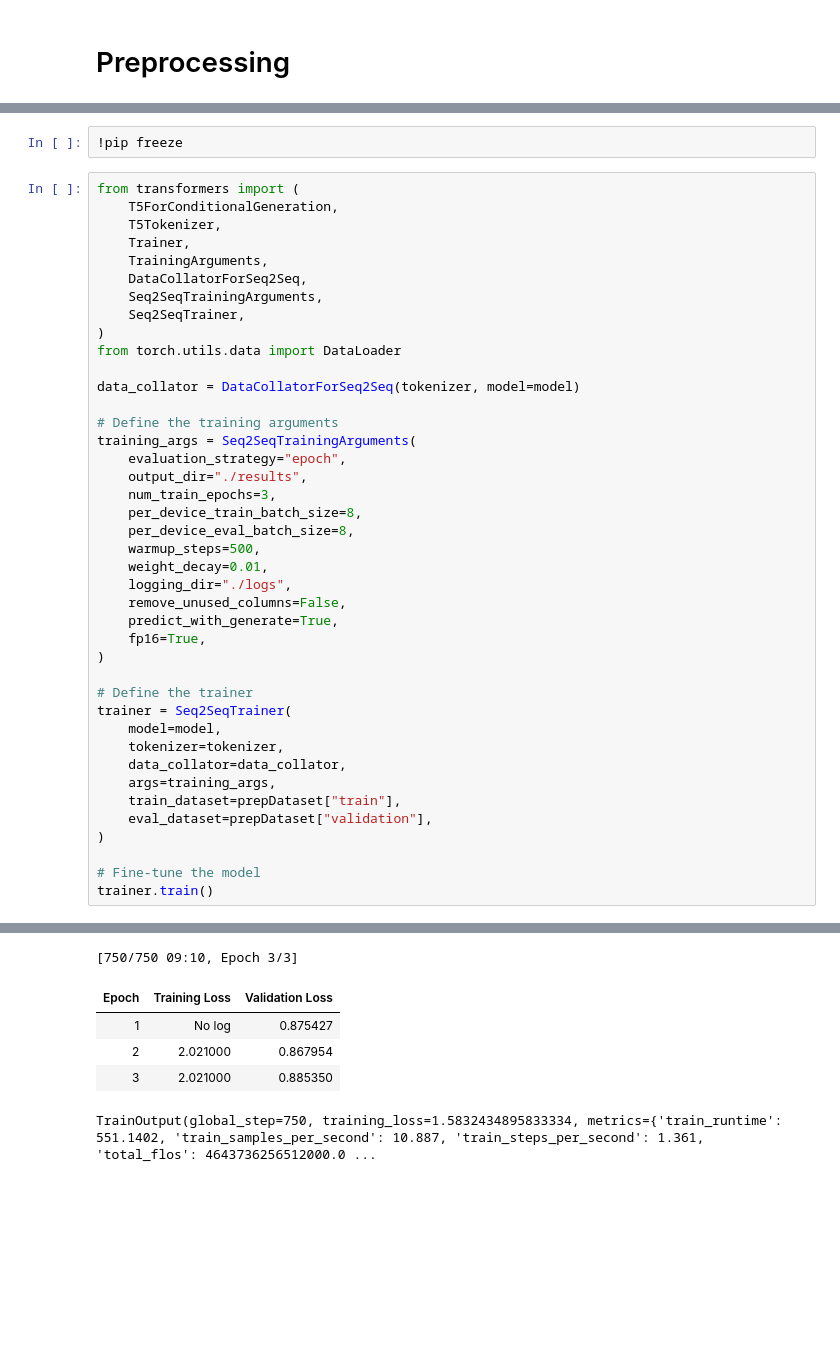
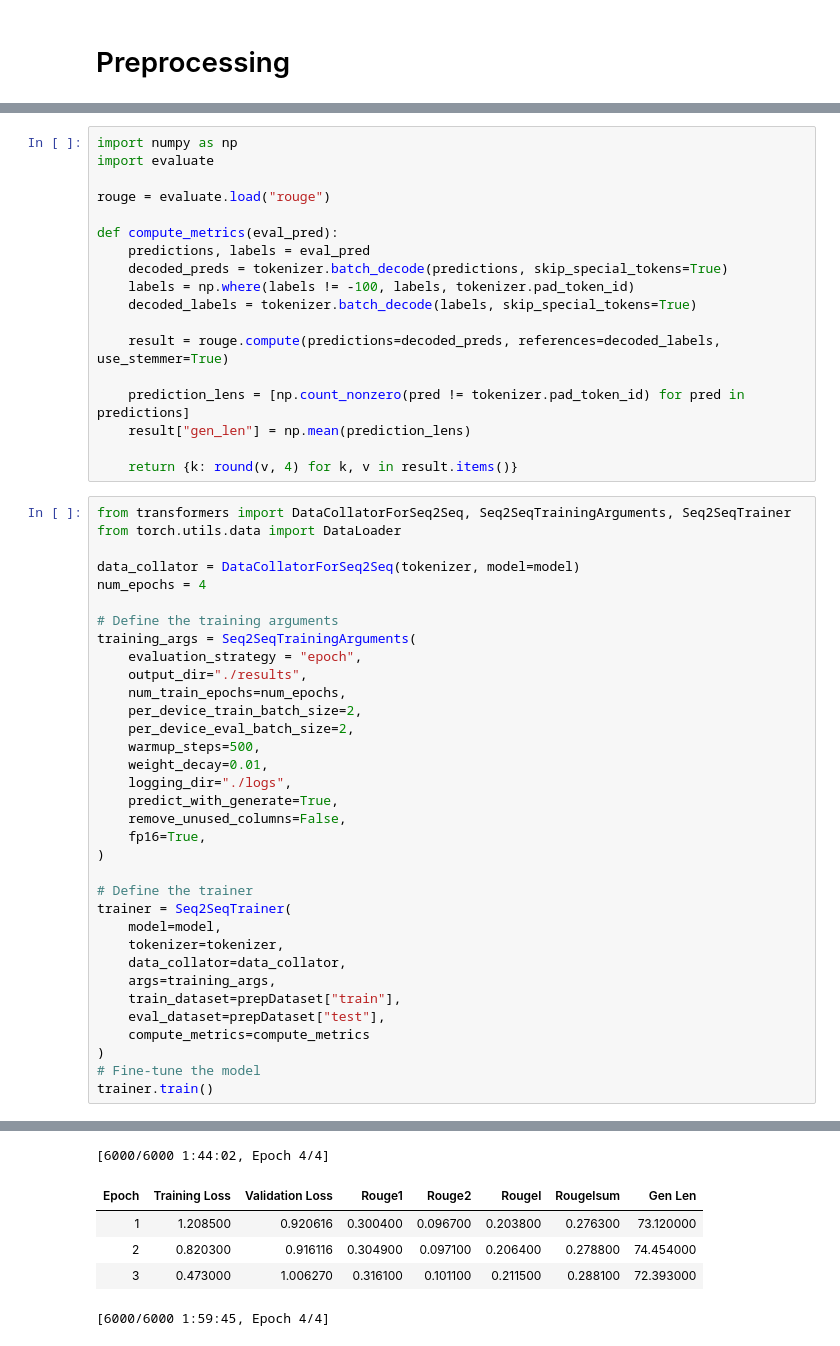
Before and after one commit to cjsonnnnn/Text-Summarization, a Jupyter notebook: UAS_Deep_Learning.ipynb, the cells around one changed output, grey strips where cells are left out. Cells and saved outputs as stored; diff of their text form; blank space fills up the shorter version.

```diff
--- a/UAS_Deep_Learning.ipynb
+++ b/UAS_Deep_Learning.ipynb
@@ -218,51 +277,60 @@ Requirement already satisfied: mpmath>=0.19 in /usr/local/lib/python3.10/dist-pa
-# %%
-!pip freeze
+# %%
+import numpy as np
+import evaluate
+
+rouge = evaluate.load("rouge")
+
+def compute_metrics(eval_pred):
+    predictions, labels = eval_pred
+    decoded_preds = tokenizer.batch_decode(predictions, skip_special_tokens=True)
+    labels = np.where(labels != -100, labels, tokenizer.pad_token_id)
+    decoded_labels = tokenizer.batch_decode(labels, skip_special_tokens=True)
+
+    result = rouge.compute(predictions=decoded_preds, references=decoded_labels, use_stemmer=True)
+
+    prediction_lens = [np.count_nonzero(pred != tokenizer.pad_token_id) for pred in predictions]
+    result["gen_len"] = np.mean(prediction_lens)
+
+    return {k: round(v, 4) for k, v in result.items()}
 # %%
-from transformers import (
-    T5ForConditionalGeneration,
-    T5Tokenizer,
-    Trainer,
-    TrainingArguments,
-    DataCollatorForSeq2Seq,
-    Seq2SeqTrainingArguments,
-    Seq2SeqTrainer,
-)
+from transformers import DataCollatorForSeq2Seq, Seq2SeqTrainingArguments, Seq2SeqTrainer
 from torch.utils.data import DataLoader
 
 data_collator = DataCollatorForSeq2Seq(tokenizer, model=model)
+num_epochs = 4
 
 # Define the training arguments
 training_args = Seq2SeqTrainingArguments(
-    evaluation_strategy="epoch",
+    evaluation_strategy = "epoch",
     output_dir="./results",
-    num_train_epochs=3,
-    per_device_train_batch_size=8,
-    per_device_eval_batch_size=8,
+    num_train_epochs=num_epochs,
+    per_device_train_batch_size=2,
+    per_device_eval_batch_size=2,
     warmup_steps=500,
     weight_decay=0.01,
     logging_dir="./logs",
+    predict_with_generate=True,
     remove_unused_columns=False,
-    predict_with_generate=True,
     fp16=True,
 )
 
 # Define the trainer
 trainer = Seq2SeqTrainer(
     model=model,
     tokenizer=tokenizer,
     data_collator=data_collator,
     args=training_args,
     train_dataset=prepDataset["train"],
-    eval_dataset=prepDataset["validation"],
+    eval_dataset=prepDataset["test"],
+    compute_metrics=compute_metrics
 )
-
 # Fine-tune the model
 trainer.train()
 # %% [output]
 You're using a BartTokenizerFast tokenizer. Please note that with a fast tokenizer, using the `__call__` method is faster than using a method to encode the text followed by a call to the `pad` method  ...
-[750/750 09:10, Epoch 3/3]
+[6000/6000 1:44:02, Epoch 4/4]
-| Epoch | Training Loss | Validation Loss |
-| 1 | No log | 0.875427 |
-| 2 | 2.021000 | 0.867954 |
-| 3 | 2.021000 | 0.885350 |
+| Epoch | Training Loss | Validation Loss | Rouge1 | Rouge2 | Rougel | Rougelsum | Gen Len |
+| 1 | 1.208500 | 0.920616 | 0.300400 | 0.096700 | 0.203800 | 0.276300 | 73.120000 |
+| 2 | 0.820300 | 0.916116 | 0.304900 | 0.097100 | 0.206400 | 0.278800 | 74.454000 |
+| 3 | 0.473000 | 1.006270 | 0.316100 | 0.101100 | 0.211500 | 0.288100 | 72.393000 |
-TrainOutput(global_step=750, training_loss=1.5832434895833334, metrics={'train_runtime': 551.1402, 'train_samples_per_second': 10.887, 'train_steps_per_second': 1.361, 'total_flos': 4643736256512000.0 ...
+[6000/6000 1:59:45, Epoch 4/4]
```
Also changed, not shown: parts of 47 cells of this notebook.
